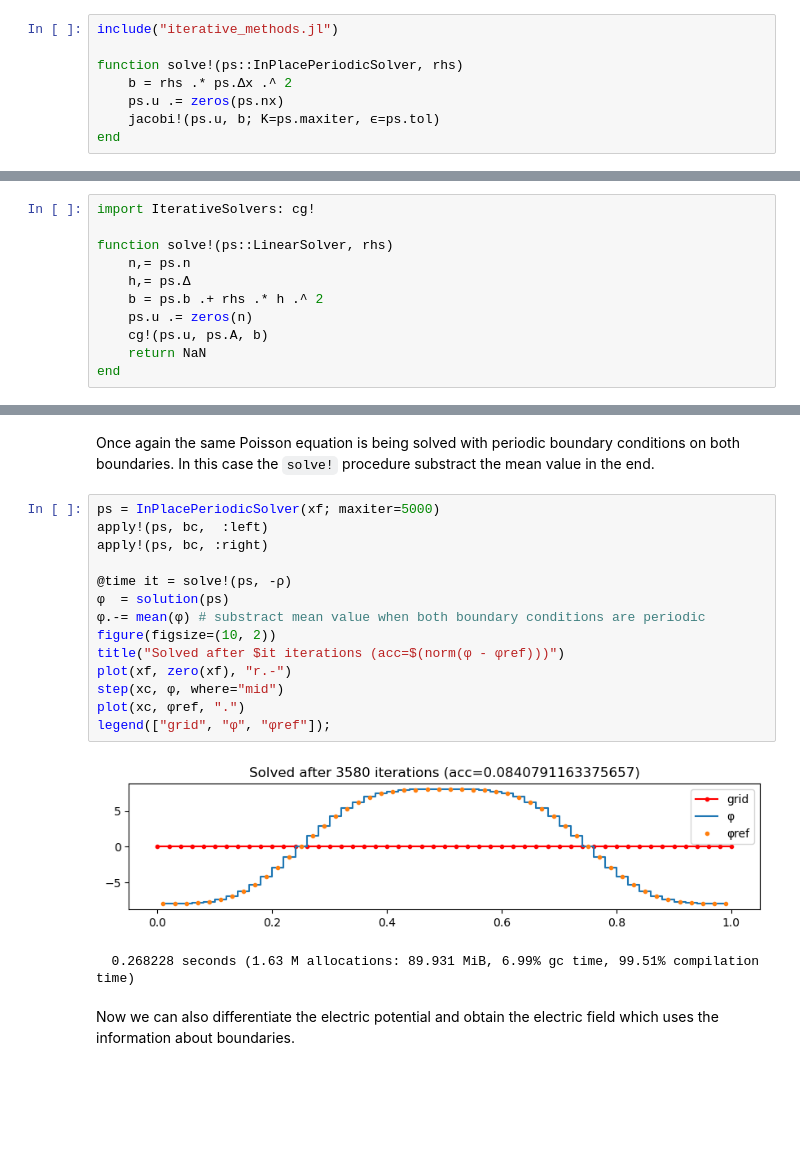
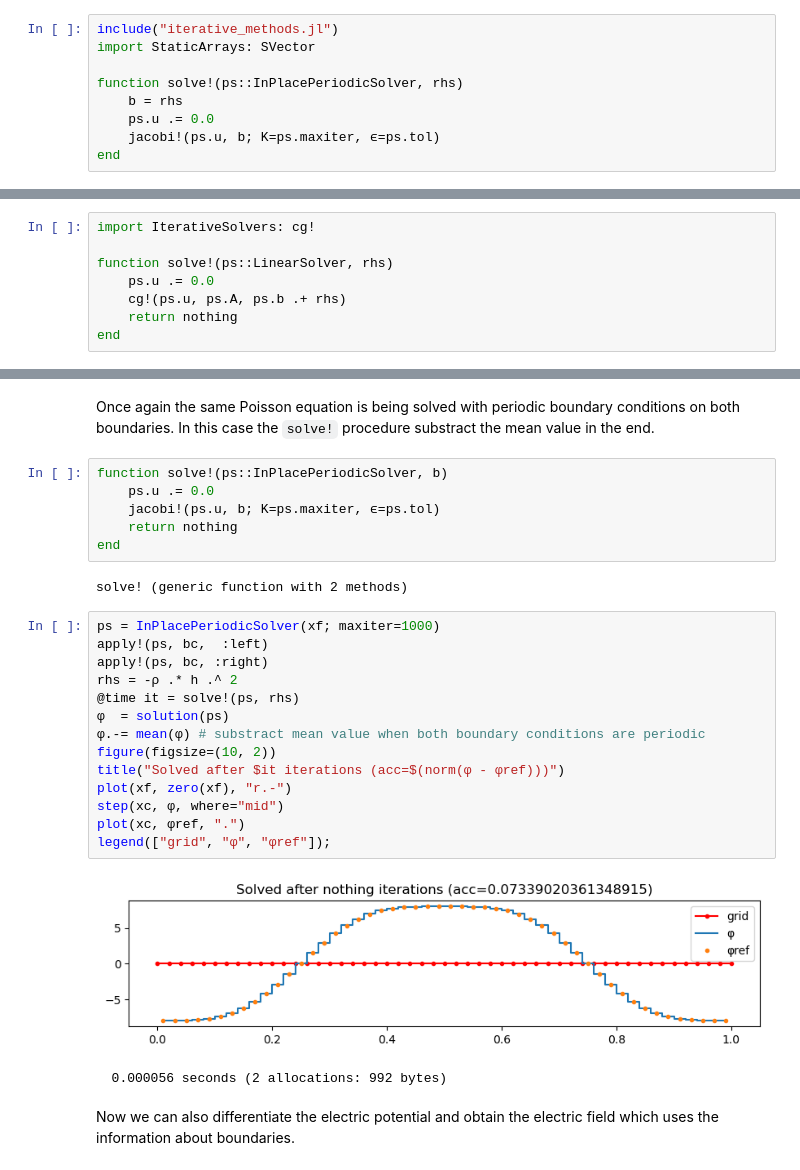
Before and after one commit to bchaber/pole, a Jupyter notebook: PoissonEquation.ipynb, the cells around one changed output, grey strips where cells are left out. Drawn from its saved outputs; the diff is of its cells as text; blank space fills up the shorter version.

```diff
--- a/PoissonEquation.ipynb
+++ b/PoissonEquation.ipynb
@@ -44,10 +44,11 @@ end
 gradient (generic function with 1 method)
 # %%
 include("iterative_methods.jl")
+import StaticArrays: SVector
 
 function solve!(ps::InPlacePeriodicSolver, rhs)
-    b = rhs .* ps.Δx .^ 2
-    ps.u .= zeros(ps.nx)
+    b = rhs
+    ps.u .= 0.0
     jacobi!(ps.u, b; K=ps.maxiter, ϵ=ps.tol)
 end
 # %% [output]
@@ -67,12 +68,9 @@ gradient (generic function with 2 methods)
 import IterativeSolvers: cg!
 
 function solve!(ps::LinearSolver, rhs)
-    n,= ps.n
-    h,= ps.Δ
-    b = ps.b .+ rhs .* h .^ 2
-    ps.u .= zeros(n)
-    cg!(ps.u, ps.A, b)
-    return NaN
+    ps.u .= 0.0
+    cg!(ps.u, ps.A, ps.b .+ rhs)
+    return nothing
 end
 # %% [output]
 solve! (generic function with 2 methods)
@@ -124,22 +124,30 @@ legend(["grid", "φ", "φref"]);
 # %% [markdown]
 Once again the same Poisson equation is being solved with periodic boundary conditions on both boundaries. In this case the `solve!` procedure substract the mean value in the end.
+# %%
+function solve!(ps::InPlacePeriodicSolver, b)
+    ps.u .= 0.0
+    jacobi!(ps.u, b; K=ps.maxiter, ϵ=ps.tol)
+    return nothing
+end
+# %% [output]
+solve! (generic function with 2 methods)
 # %%
-ps = InPlacePeriodicSolver(xf; maxiter=5000)
+ps = InPlacePeriodicSolver(xf; maxiter=1000)
 apply!(ps, bc,  :left)
 apply!(ps, bc, :right)
-
-@time it = solve!(ps, -ρ)
+rhs = -ρ .* h .^ 2
+@time it = solve!(ps, rhs)
 φ  = solution(ps)
 φ.-= mean(φ) # substract mean value when both boundary conditions are periodic
 figure(figsize=(10, 2))
 title("Solved after $it iterations (acc=$(norm(φ - φref)))")
 plot(xf, zero(xf), "r.-")
 step(xc, φ, where="mid")
 plot(xc, φref, ".")
 legend(["grid", "φ", "φref"]);
 # %% [output]
-[figure, old version]
+[figure, new version]
-  0.268228 seconds (1.63 M allocations: 89.931 MiB, 6.99% gc time, 99.51% compilation time)
+  0.000056 seconds (2 allocations: 992 bytes)
 # %% [markdown]
 Now we can also differentiate the electric potential and obtain the electric field which uses the information about boundaries.
 # %%
```
Also changed, not shown: parts of 6 cells of this notebook, 1 other file.
